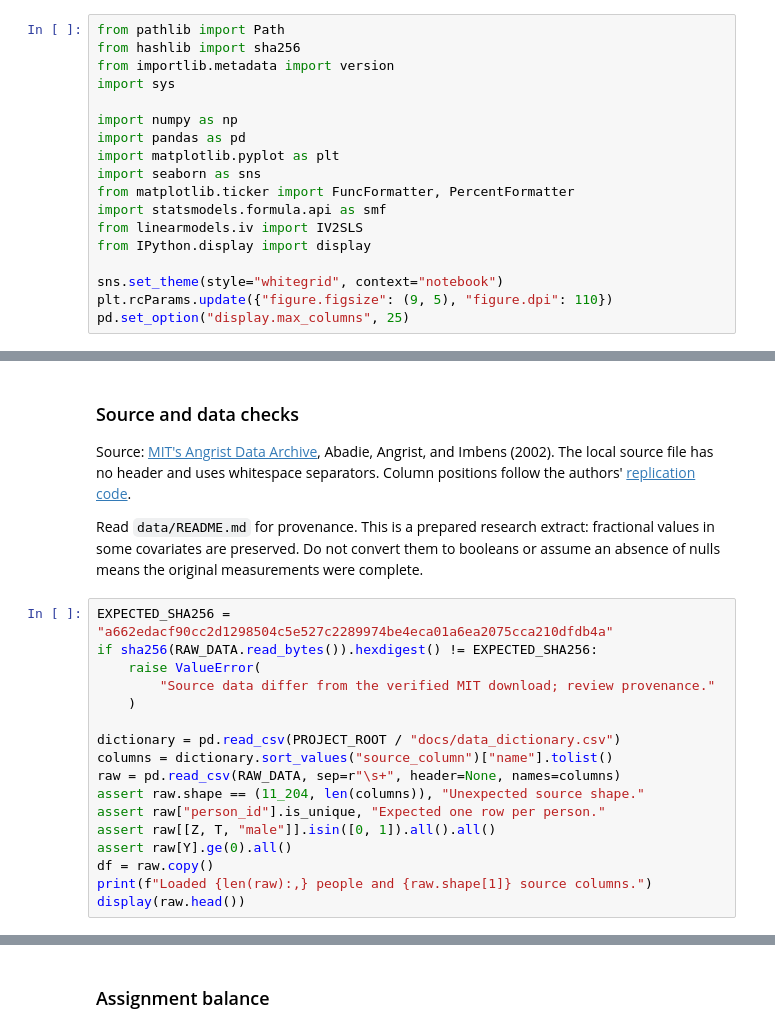
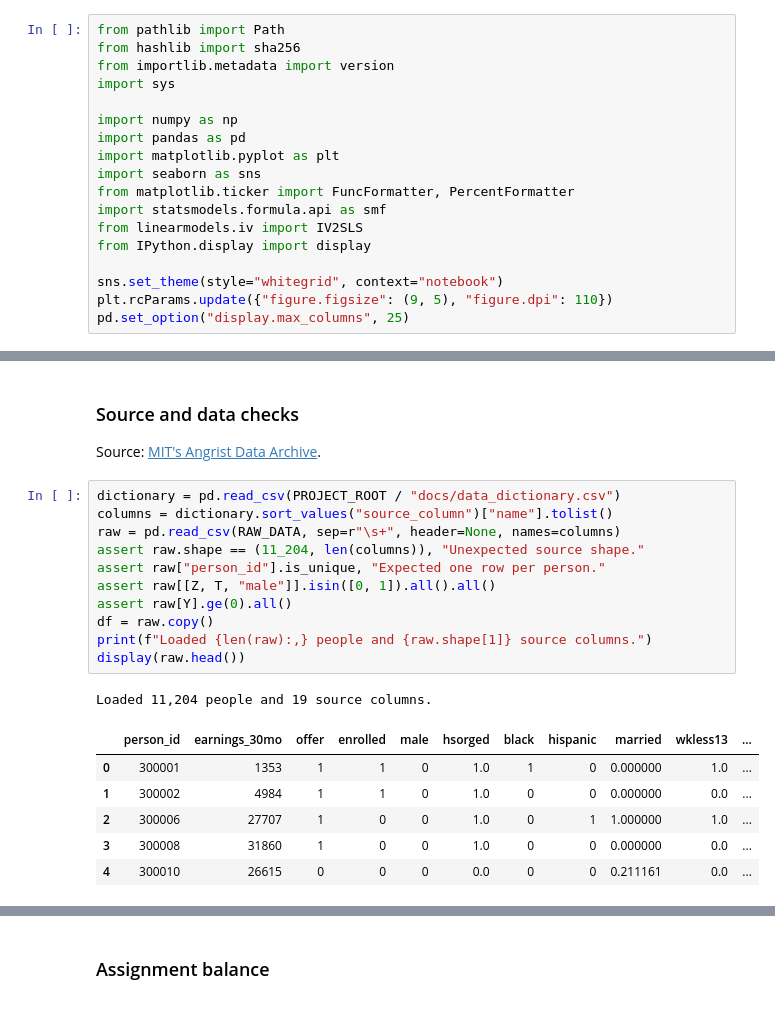
Before and after one commit to drewmathieson4/job-training-causal-inference, a Jupyter notebook: notebooks/01_job_training_capstone.ipynb, the cells around one changed output, grey strips where cells are left out. Cells and saved outputs as stored; diff of their text form.

```diff
--- a/notebooks/01_job_training_capstone.ipynb
+++ b/notebooks/01_job_training_capstone.ipynb
@@ -65,31 +71,26 @@ print(
 # %% [markdown]
 ### Source and data checks
 
-Source: [MIT's Angrist Data Archive](https://economics.mit.edu/people/faculty/josh-angrist/angrist-data-archive),
-Abadie, Angrist, and Imbens (2002). The local source file has no header and uses
-whitespace separators. Column positions follow the authors'
-[replication code](https://economics.mit.edu/sites/default/files/inline-files/qeffectsfinal.m).
-
-Read `data/README.md` for provenance. This is a prepared research extract:
-fractional values in some covariates are preserved. Do not convert them to booleans
-or assume an absence of nulls means the original measurements were complete.
+Source: [MIT's Angrist Data Archive](https://economics.mit.edu/people/faculty/josh-angrist/angrist-data-archive).
 # %%
-EXPECTED_SHA256 = "a662edacf90cc2d1298504c5e527c2289974be4eca01a6ea2075cca210dfdb4a"
-if sha256(RAW_DATA.read_bytes()).hexdigest() != EXPECTED_SHA256:
-    raise ValueError(
-        "Source data differ from the verified MIT download; review provenance."
-    )
-
 dictionary = pd.read_csv(PROJECT_ROOT / "docs/data_dictionary.csv")
 columns = dictionary.sort_values("source_column")["name"].tolist()
 raw = pd.read_csv(RAW_DATA, sep=r"\s+", header=None, names=columns)
 assert raw.shape == (11_204, len(columns)), "Unexpected source shape."
 assert raw["person_id"].is_unique, "Expected one row per person."
 assert raw[[Z, T, "male"]].isin([0, 1]).all().all()
 assert raw[Y].ge(0).all()
 df = raw.copy()
 print(f"Loaded {len(raw):,} people and {raw.shape[1]} source columns.")
 display(raw.head())
+# %% [output]
+Loaded 11,204 people and 19 source columns.
+|  | person_id | earnings_30mo | offer | enrolled | male | hsorged | black | hispanic | married | wkless13 | ... |
+| 0 | 300001 | 1353 | 1 | 1 | 0 | 1.0 | 1 | 0 | 0.000000 | 1.0 | ... |
+| 1 | 300002 | 4984 | 1 | 1 | 0 | 1.0 | 0 | 0 | 0.000000 | 0.0 | ... |
+| 2 | 300006 | 27707 | 1 | 0 | 0 | 1.0 | 0 | 1 | 1.000000 | 1.0 | ... |
+| 3 | 300008 | 31860 | 1 | 0 | 0 | 1.0 | 0 | 0 | 0.000000 | 0.0 | ... |
+| 4 | 300010 | 26615 | 0 | 0 | 0 | 0.0 | 0 | 0 | 0.211161 | 0.0 | ... |
 # %%
 display(dictionary)
 display(
```
Also changed, not shown: parts of 36 cells of this notebook, 2 other files.
